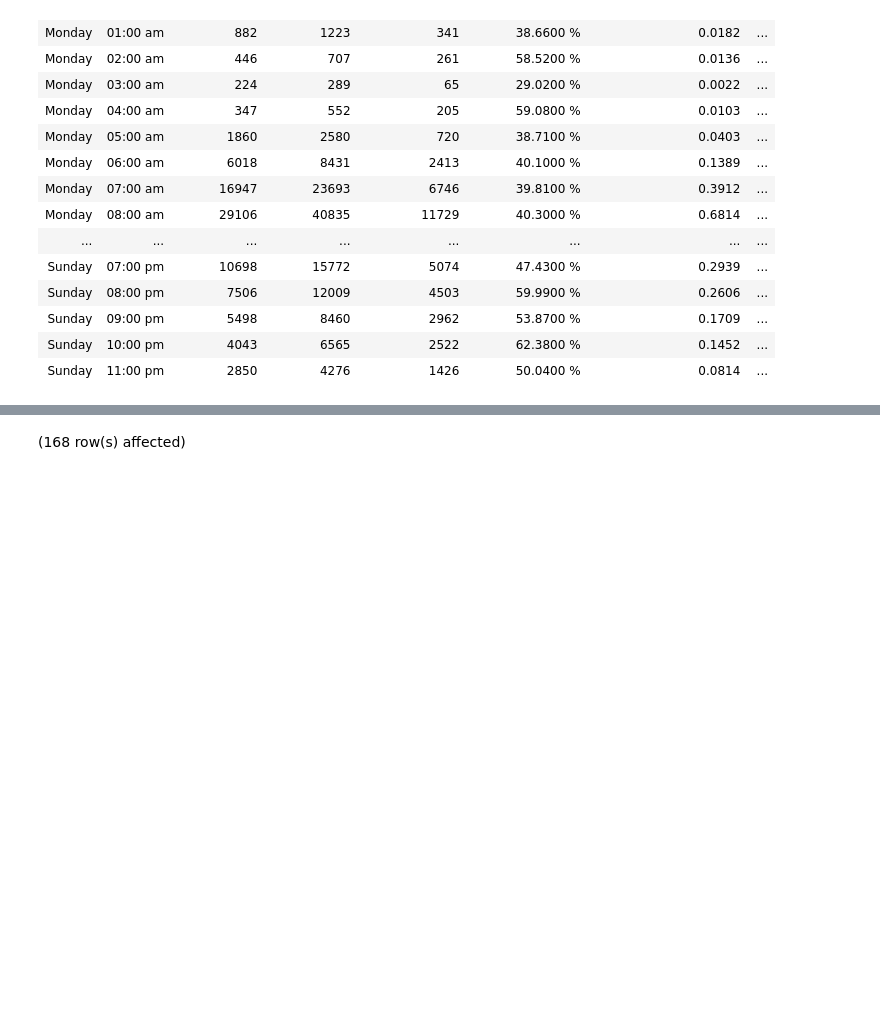
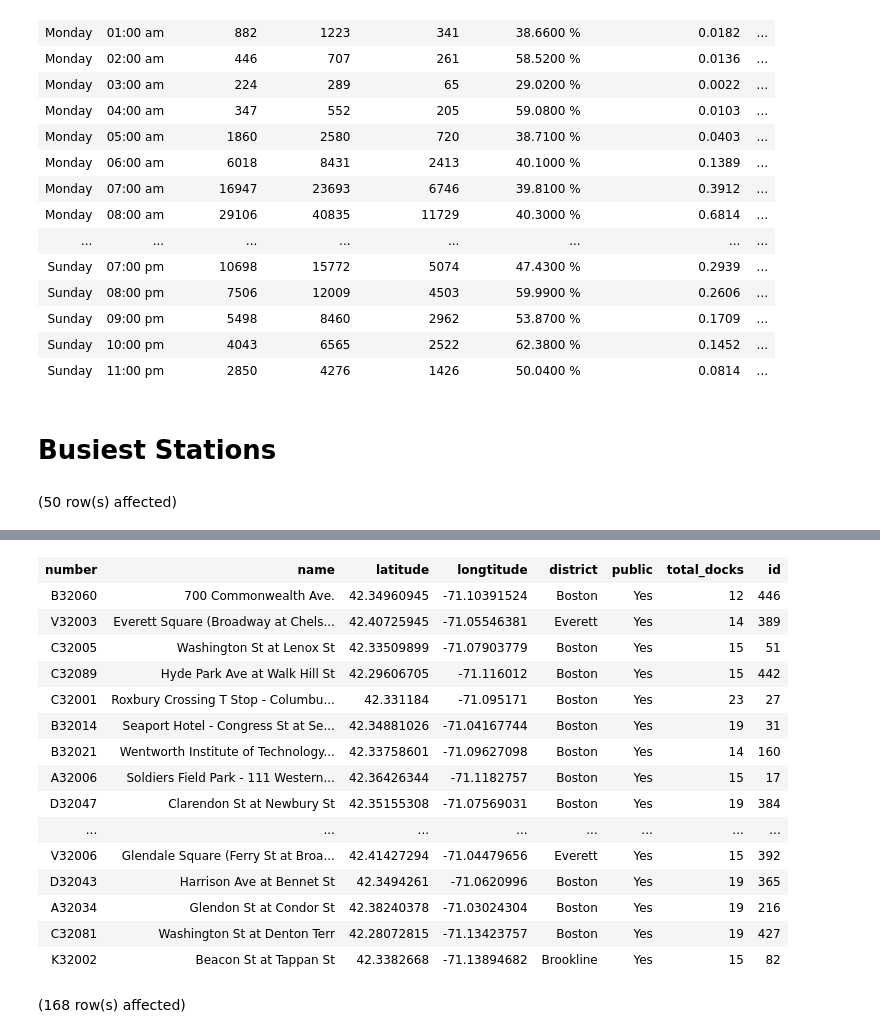
Before and after one commit to datapointchris/boston-bluebikes, a Jupyter notebook: queries.ipynb, the cells around one changed output, grey strips where cells are left out. Cells and saved outputs as stored; diff of their text form; code cells hidden in the pictures; blank space fills up the shorter version.

```diff
--- a/queries.ipynb
+++ b/queries.ipynb
@@ -220,3 +220,11 @@ Total execution time: 00:00:00.226
 | Sunday | 09:00 pm | 5498 | 8460 | 2962 | 53.8700 % | 0.1709 | ... |
 | Sunday | 10:00 pm | 4043 | 6565 | 2522 | 62.3800 % | 0.1452 | ... |
 | Sunday | 11:00 pm | 2850 | 4276 | 1426 | 50.0400 % | 0.0814 | ... |
+# %% [markdown]
+# Busiest Stations
+# %%
+select * from bluebikes_stations
+order by random()
+limit 50
+# %% [output]
+(50 row(s) affected)
@@ -223,3 +232,19 @@ Total execution time: 00:00:00.226
+| number | name | latitude | longtitude | district | public | total_docks | id |
+| B32060 | 700 Commonwealth Ave. | 42.34960945 | -71.10391524 | Boston | Yes | 12 | 446 |
+| V32003 | Everett Square (Broadway at Chels... | 42.40725945 | -71.05546381 | Everett | Yes | 14 | 389 |
+| C32005 | Washington St at Lenox St | 42.33509899 | -71.07903779 | Boston | Yes | 15 | 51 |
+| C32089 | Hyde Park Ave at Walk Hill St | 42.29606705 | -71.116012 | Boston | Yes | 15 | 442 |
+| C32001 | Roxbury Crossing T Stop - Columbu... | 42.331184 | -71.095171 | Boston | Yes | 23 | 27 |
+| B32014 | Seaport Hotel - Congress St at Se... | 42.34881026 | -71.04167744 | Boston | Yes | 19 | 31 |
+| B32021 | Wentworth Institute of Technology... | 42.33758601 | -71.09627098 | Boston | Yes | 14 | 160 |
+| A32006 | Soldiers Field Park - 111 Western... | 42.36426344 | -71.1182757 | Boston | Yes | 15 | 17 |
+| D32047 | Clarendon St at Newbury St | 42.35155308 | -71.07569031 | Boston | Yes | 19 | 384 |
+| ... | ... | ... | ... | ... | ... | ... | ... |
+| V32006 | Glendale Square (Ferry St at Broa... | 42.41427294 | -71.04479656 | Everett | Yes | 15 | 392 |
+| D32043 | Harrison Ave at Bennet St | 42.3494261 | -71.0620996 | Boston | Yes | 19 | 365 |
+| A32034 | Glendon St at Condor St | 42.38240378 | -71.03024304 | Boston | Yes | 19 | 216 |
+| C32081 | Washington St at Denton Terr | 42.28072815 | -71.13423757 | Boston | Yes | 19 | 427 |
+| K32002 | Beacon St at Tappan St | 42.3382668 | -71.13894682 | Brookline | Yes | 15 | 82 |
 # %%
 -- THIS IS NOT WORKING
 select
```
Also changed, not shown: parts of 1 cell of this notebook, 4 other files.
